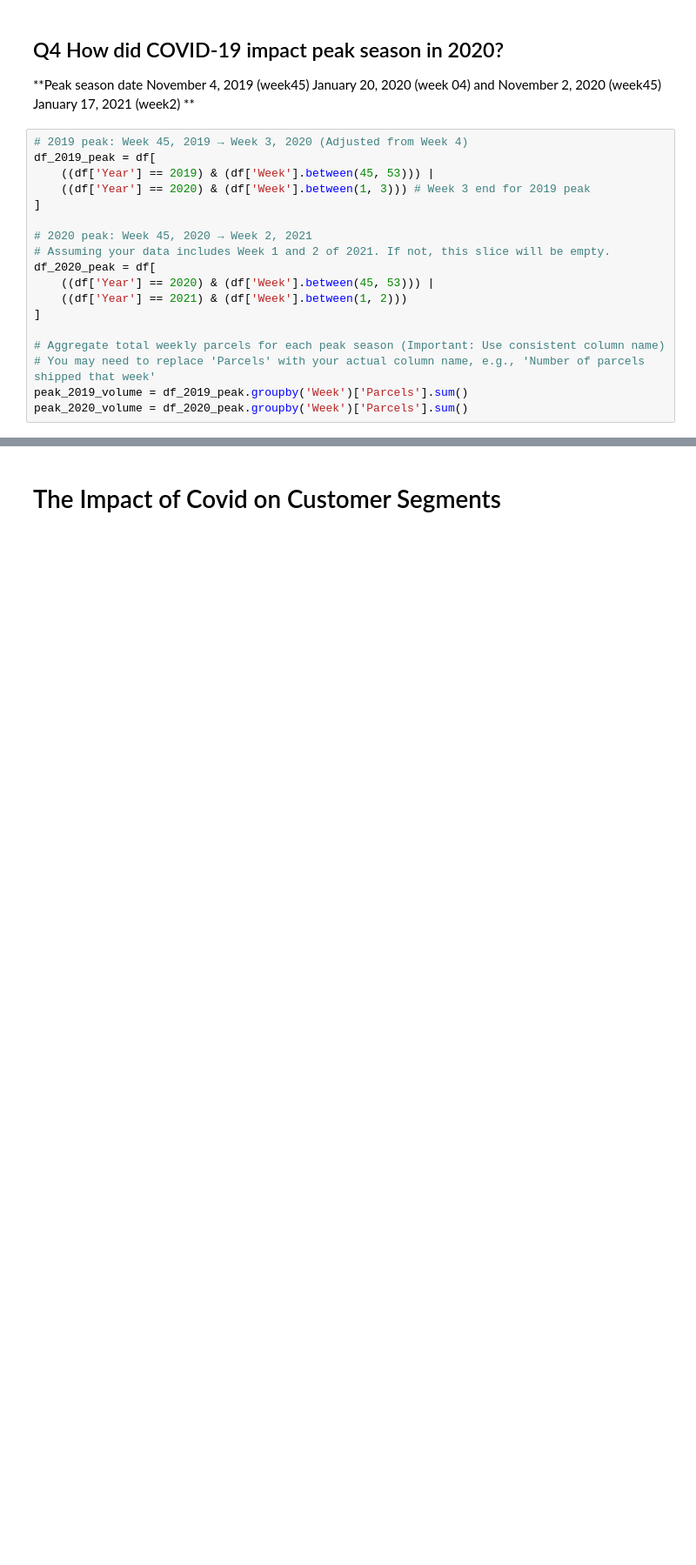
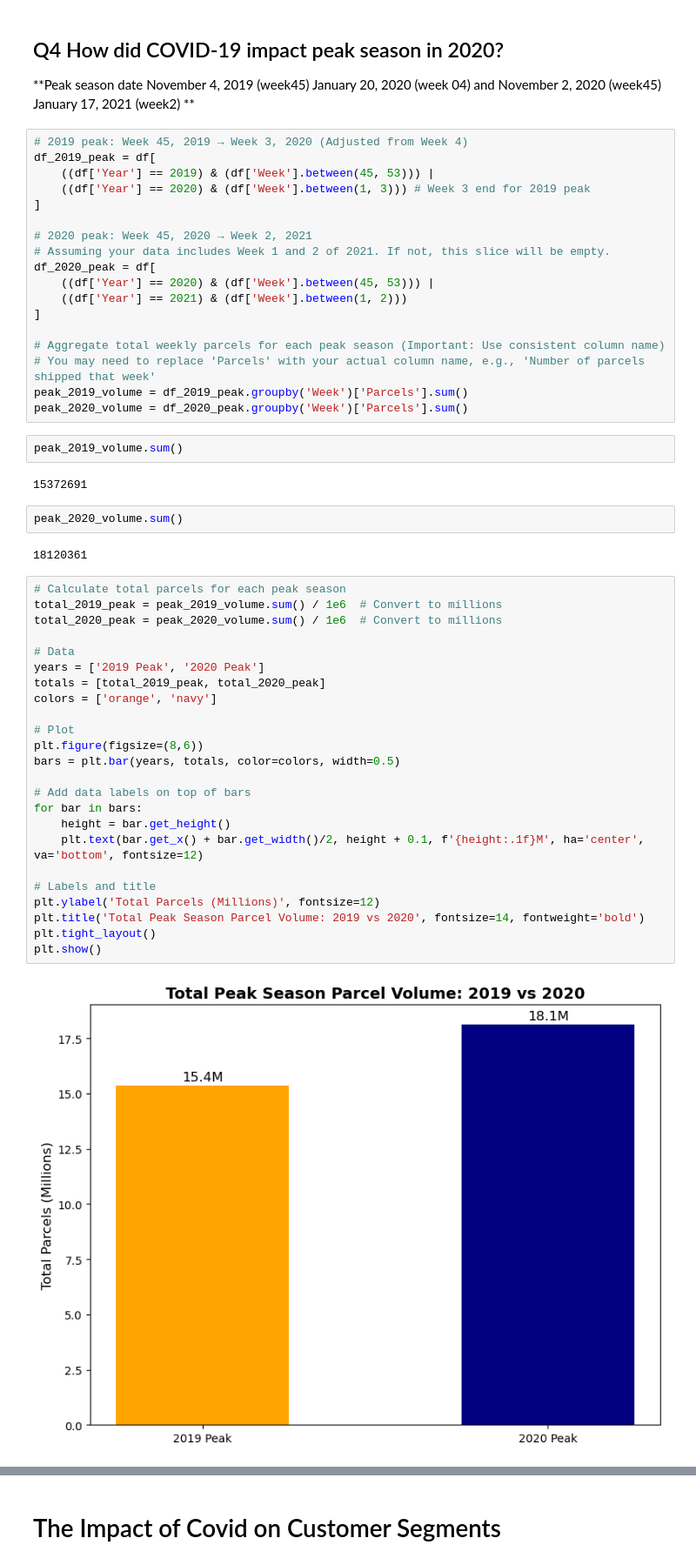
Before and after one commit to Nyleve-George/Covid_Parcel_Business_Project, a Jupyter notebook: Notebooks/Covid_Parcel_Analysis.ipynb, the cells around one changed output, grey strips where cells are left out. Shown: that part at 87% size. Drawn from its saved outputs; the diff is of its cells as text; blank space fills up the shorter version.

```diff
--- a/Notebooks/Covid_Parcel_Analysis.ipynb
+++ b/Notebooks/Covid_Parcel_Analysis.ipynb
@@ -422,6 +422,40 @@ df_2020_peak = df[
 # You may need to replace 'Parcels' with your actual column name, e.g., 'Number of parcels shipped that week'
 peak_2019_volume = df_2019_peak.groupby('Week')['Parcels'].sum()
 peak_2020_volume = df_2020_peak.groupby('Week')['Parcels'].sum()
+# %%
+peak_2019_volume.sum()
+# %% [output]
+15372691
+# %%
+peak_2020_volume.sum()
+# %% [output]
+18120361
+# %%
+# Calculate total parcels for each peak season
+total_2019_peak = peak_2019_volume.sum() / 1e6  # Convert to millions
+total_2020_peak = peak_2020_volume.sum() / 1e6  # Convert to millions
+
+# Data
+years = ['2019 Peak', '2020 Peak']
+totals = [total_2019_peak, total_2020_peak]
+colors = ['orange', 'navy']
+
+# Plot
+plt.figure(figsize=(8,6))
+bars = plt.bar(years, totals, color=colors, width=0.5)
+
+# Add data labels on top of bars
+for bar in bars:
+    height = bar.get_height()
+    plt.text(bar.get_x() + bar.get_width()/2, height + 0.1, f'{height:.1f}M', ha='center', va='bottom', fontsize=12)
+
+# Labels and title
+plt.ylabel('Total Parcels (Millions)', fontsize=12)
+plt.title('Total Peak Season Parcel Volume: 2019 vs 2020', fontsize=14, fontweight='bold')
+plt.tight_layout()
+plt.show()
+# %% [output]
+[figure, added]
 # %%
 
 # --- Visualization (Keep your visualization code as is, it's good) ---
```
Also changed, not shown: parts of 7 cells of this notebook, 2 other files.
